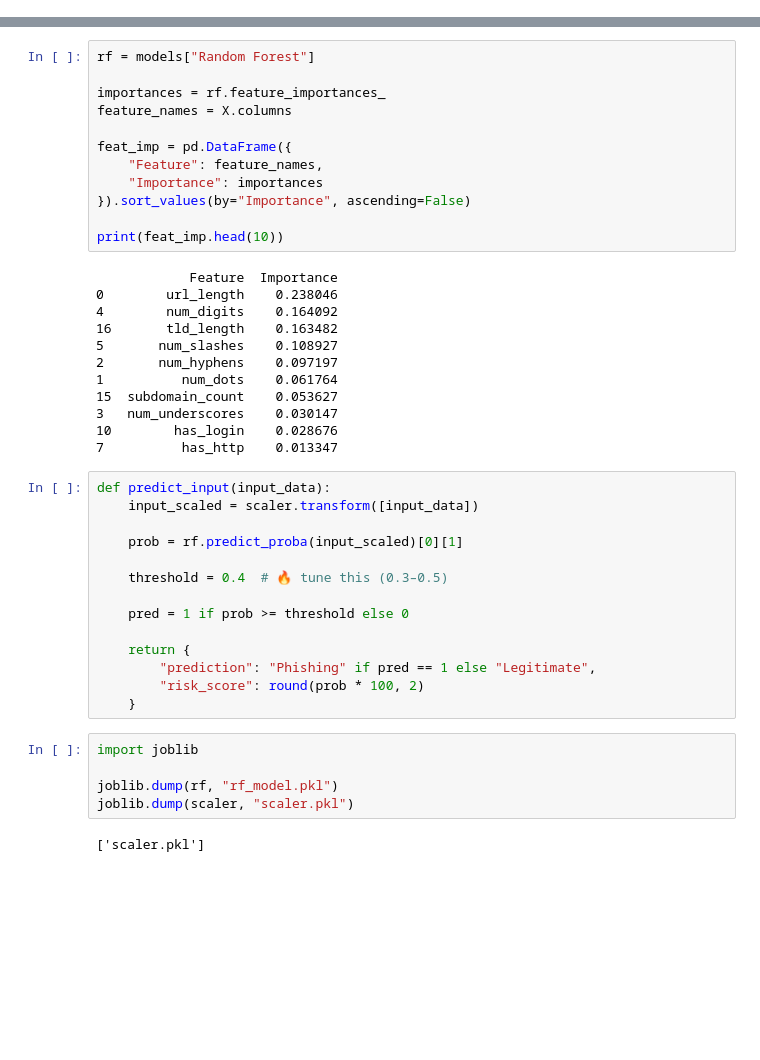
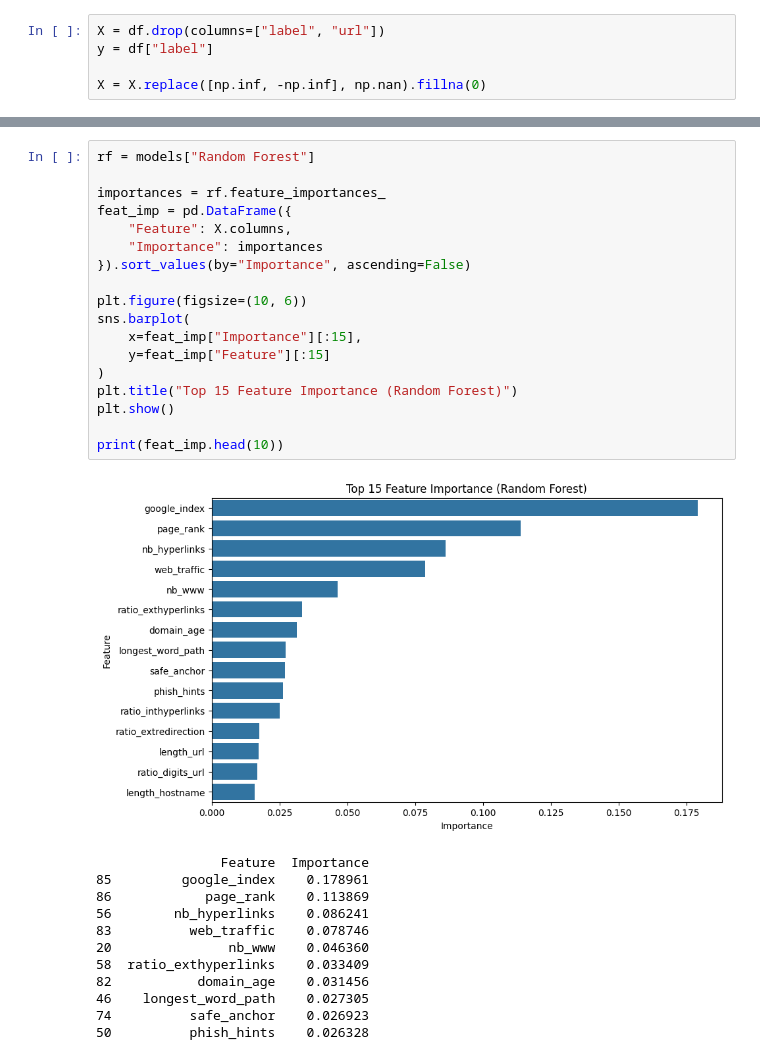
Before and after one commit to JyT7891/FYP, a Jupyter notebook: backend/model_comparison.ipynb, the cells around one changed output, grey strips where cells are left out. Cells and saved outputs as stored; diff of their text form; blank space fills up the shorter version.

```diff
--- a/backend/model_comparison.ipynb
+++ b/backend/model_comparison.ipynb
@@ -69 +33,6 @@ y = df['label']
+# %%
+X = df.drop(columns=["label", "url"])
+y = df["label"]
+
+X = X.replace([np.inf, -np.inf], np.nan).fillna(0)
 # %%
@@ -122,45 +199,31 @@ for name, model in models.items():
 # %%
 rf = models["Random Forest"]
 
 importances = rf.feature_importances_
-feature_names = X.columns
-
 feat_imp = pd.DataFrame({
-    "Feature": feature_names,
+    "Feature": X.columns,
     "Importance": importances
 }).sort_values(by="Importance", ascending=False)
 
+plt.figure(figsize=(10, 6))
+sns.barplot(
+    x=feat_imp["Importance"][:15],
+    y=feat_imp["Feature"][:15]
+)
+plt.title("Top 15 Feature Importance (Random Forest)")
+plt.show()
+
 print(feat_imp.head(10))
 # %% [output]
+[figure, added]
-            Feature  Importance
-0        url_length    0.238046
-4        num_digits    0.164092
-16       tld_length    0.163482
-5       num_slashes    0.108927
-2       num_hyphens    0.097197
-1          num_dots    0.061764
-15  subdomain_count    0.053627
-3   num_underscores    0.030147
-10        has_login    0.028676
-7          has_http    0.013347
+                Feature  Importance
+85         google_index    0.178961
+86            page_rank    0.113869
+56        nb_hyperlinks    0.086241
+83          web_traffic    0.078746
+20               nb_www    0.046360
+58  ratio_exthyperlinks    0.033409
+82           domain_age    0.031456
+46    longest_word_path    0.027305
+74          safe_anchor    0.026923
+50          phish_hints    0.026328
-# %%
-def predict_input(input_data):
-    input_scaled = scaler.transform([input_data])
-
-    prob = rf.predict_proba(input_scaled)[0][1]
-
-    threshold = 0.4  # 🔥 tune this (0.3–0.5)
-
-    pred = 1 if prob >= threshold else 0
-
-    return {
-        "prediction": "Phishing" if pred == 1 else "Legitimate",
-        "risk_score": round(prob * 100, 2)
-    }
-# %%
-import joblib
-
-joblib.dump(rf, "rf_model.pkl")
-joblib.dump(scaler, "scaler.pkl")
-# %% [output]
-['scaler.pkl']
```
Also changed, not shown: parts of 16 cells of this notebook.
